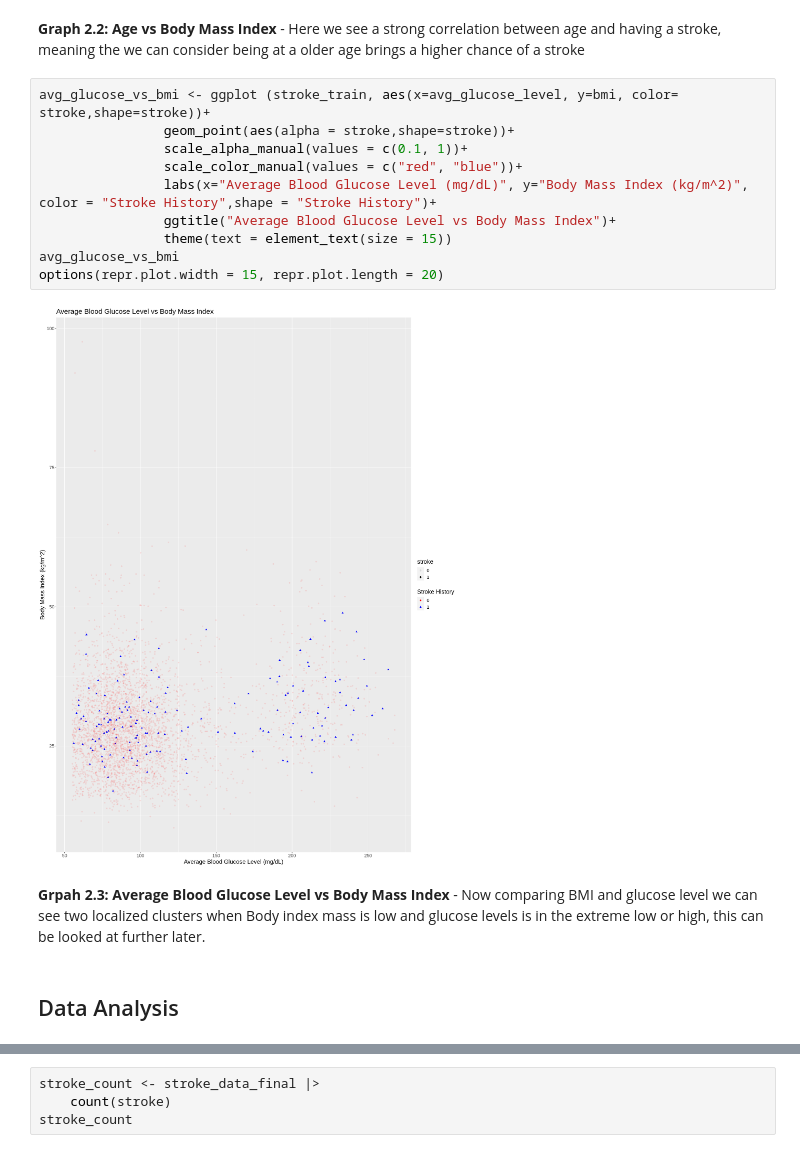
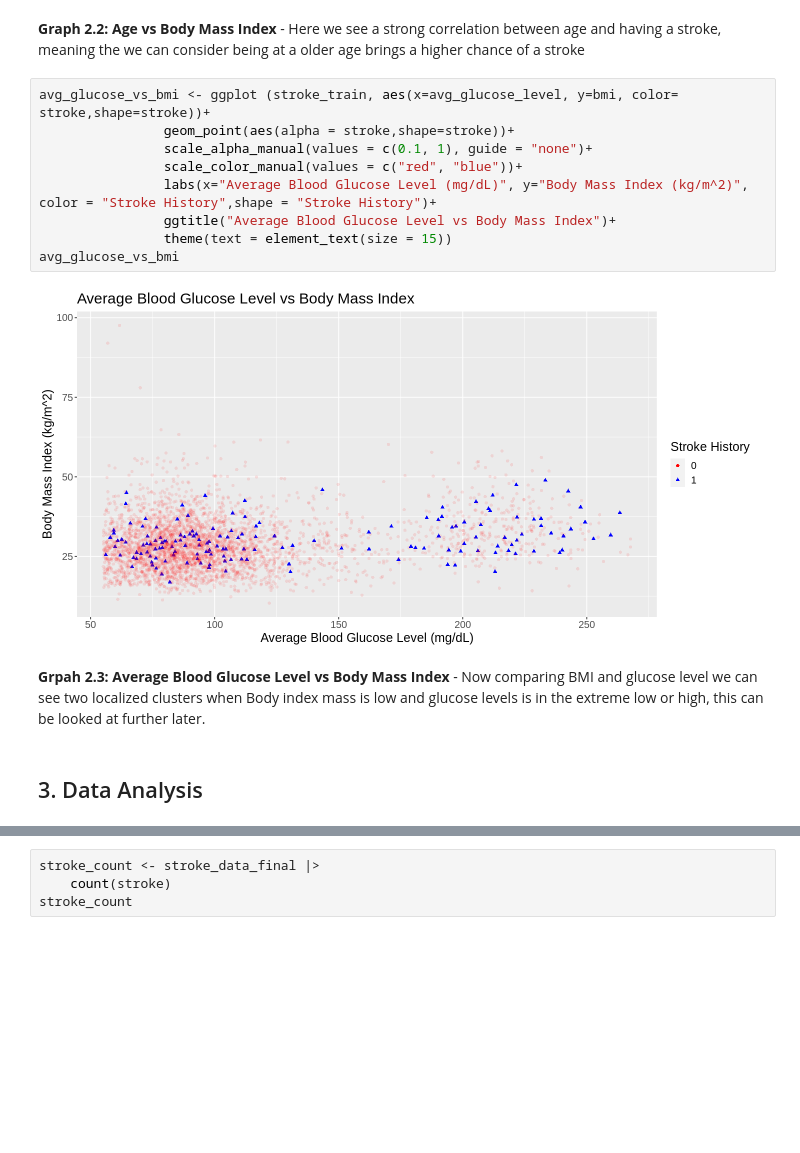
Before and after one commit to hd54/stroke, a Jupyter notebook: stroke.ipynb, the cells around one changed output, grey strips where cells are left out. Drawn from its saved outputs; the diff is of its cells as text; blank space fills up the shorter version.

```diff
--- a/stroke.ipynb
+++ b/stroke.ipynb
@@ -242,19 +216,18 @@ options(repr.plot.width = 15, repr.plot.length = 20)
 # %%
 avg_glucose_vs_bmi <- ggplot (stroke_train, aes(x=avg_glucose_level, y=bmi, color= stroke,shape=stroke))+
                 geom_point(aes(alpha = stroke,shape=stroke))+
-                scale_alpha_manual(values = c(0.1, 1))+
+                scale_alpha_manual(values = c(0.1, 1), guide = "none")+
                 scale_color_manual(values = c("red", "blue"))+
                 labs(x="Average Blood Glucose Level (mg/dL)", y="Body Mass Index (kg/m^2)", color = "Stroke History",shape = "Stroke History")+
                 ggtitle("Average Blood Glucose Level vs Body Mass Index")+
                 theme(text = element_text(size = 15))
 avg_glucose_vs_bmi
-options(repr.plot.width = 15, repr.plot.length = 20)
 # %% [output]
-[figure, old version]
+[figure, new version]
 # %% [markdown]
 **Grpah 2.3: Average Blood Glucose Level vs Body Mass Index** - Now comparing BMI and glucose level we can see two localized clusters when Body index mass is low and glucose levels is in the extreme low or high, this can be looked at further later.
 # %% [markdown]
-## Data Analysis
+## 3. Data Analysis
 # %% [markdown]
 ### Methods
 
```
Also changed, not shown: parts of 8 cells of this notebook.
